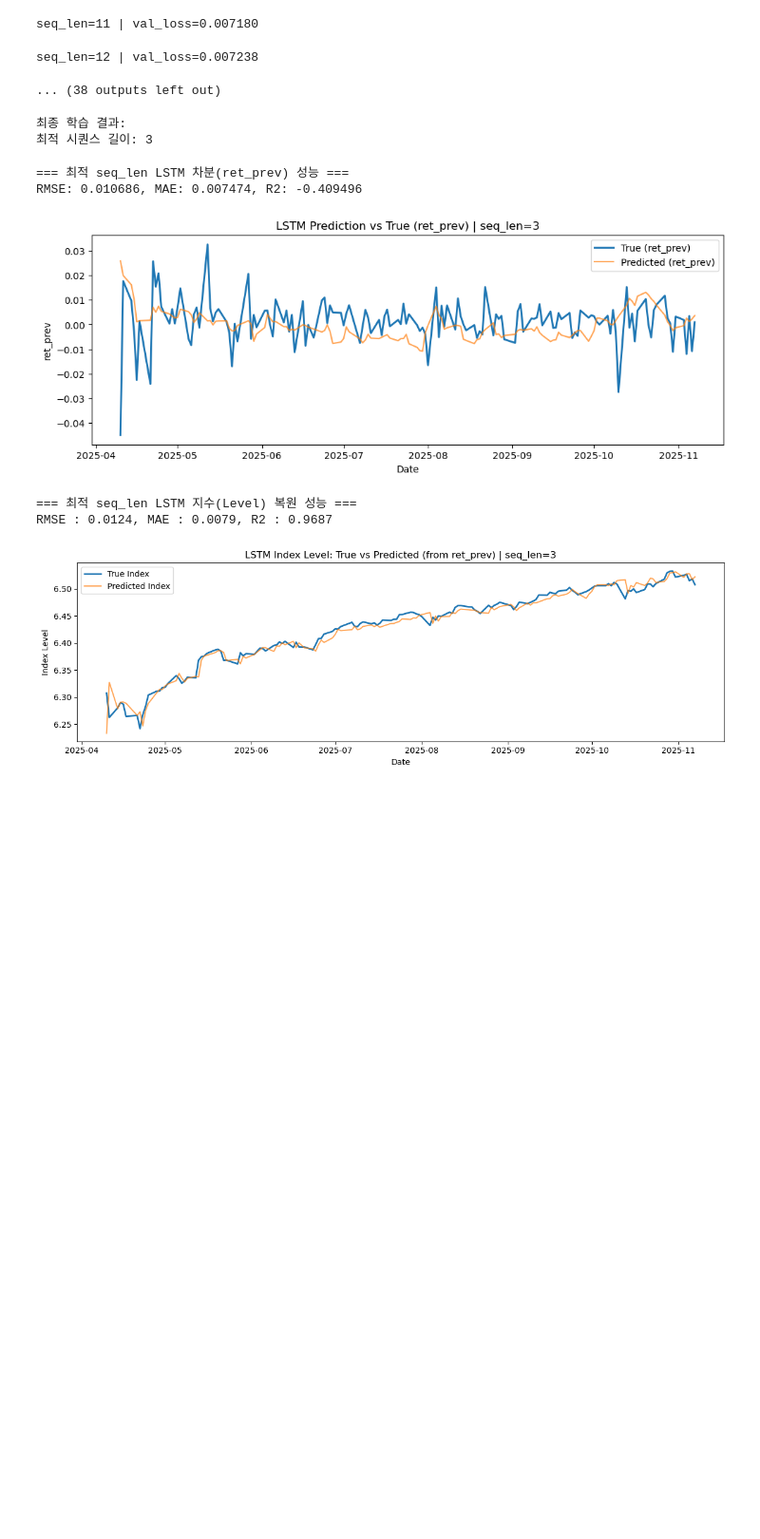
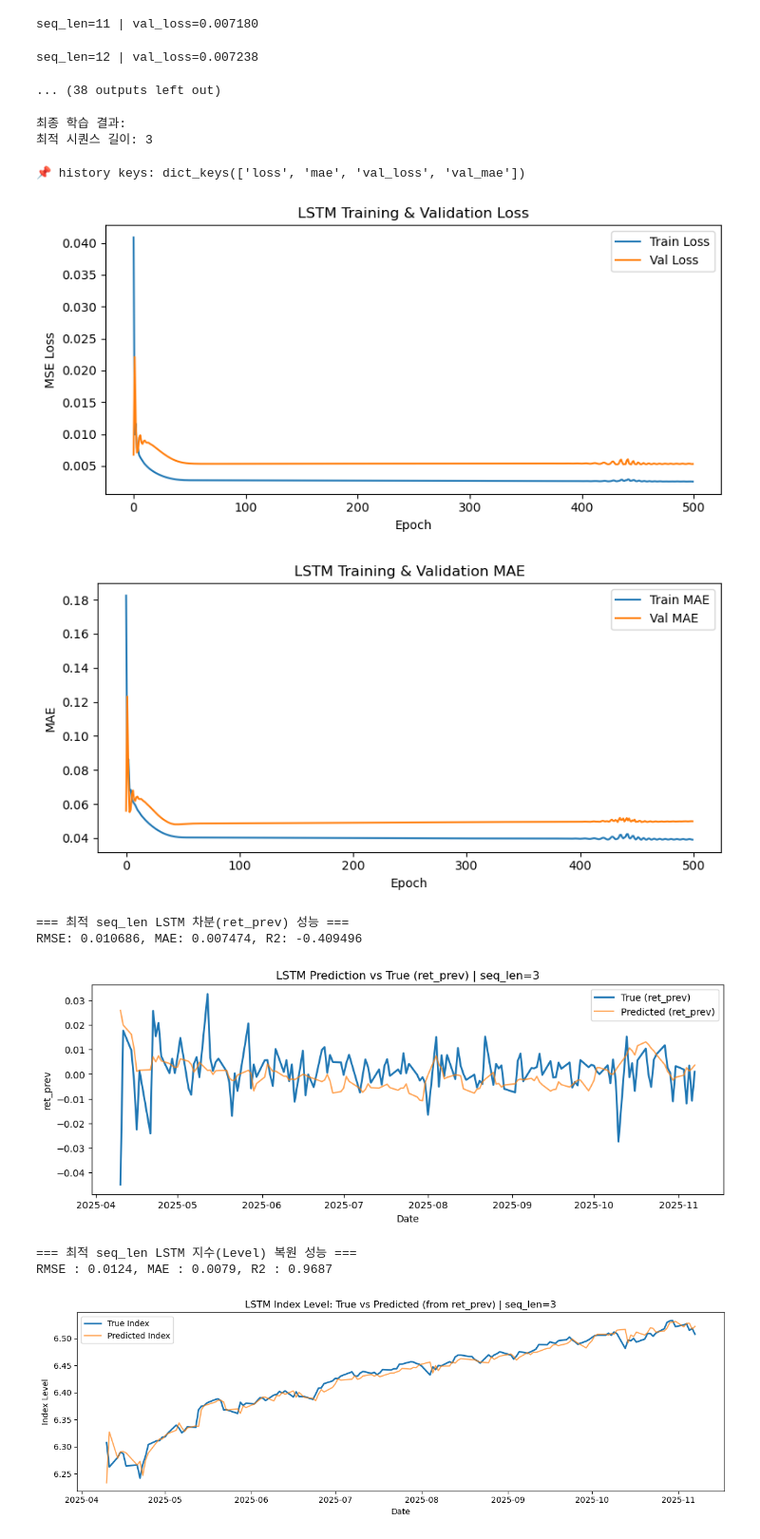
Before and after one commit to sooieong/SP500_Prediction, a Jupyter notebook: 버전1(top60)/modeling/딥러닝/log_LSTM.ipynb, the cells around one changed output. Shown at 95% size. Cells and saved outputs as stored; diff of their text form; code cells hidden in the pictures; blank space fills up the shorter version.

```diff
--- a/버전1(top60)/modeling/딥러닝/log_LSTM.ipynb
+++ b/버전1(top60)/modeling/딥러닝/log_LSTM.ipynb
@@ -161,7 +161,9 @@ def train_evaluate_samplewise(X_train_scaled, y_train_scaled,
         LSTM(64, input_shape=(seq_len, X_seq_train.shape[2])),
         Dense(1)
     ])
-    model.compile(optimizer='adam', loss='mse')
+    # model.compile(optimizer='adam', loss='mse')
+    model.compile(optimizer='adam', loss='mse', metrics=['mae'])
+
 
     # 🔥 체크포인트 콜백 (val_loss 개선 시 저장)
 
@@ -189,7 +191,7 @@ def train_evaluate_samplewise(X_train_scaled, y_train_scaled,
         batch_size=batch_size,
         verbose=0,
         shuffle=False,
-        callbacks=callbacks   ## 최종 모델 best.keras
+        # callbacks=callbacks   ## 최종 모델 best.keras
     )
 
     # 5. 지표 계산 함수
@@ -419,6 +421,37 @@ print(f"최적 시퀀스 길이: {best_seq_len}")
 # %% [output]
 최종 학습 결과:
 최적 시퀀스 길이: 3
+# %%
+history = best_results["model"].history
+
+print("📌 history keys:", history.history.keys())
+
+plt.figure(figsize=(8, 4))
+plt.plot(history.history["loss"], label="Train Loss")
+plt.plot(history.history["val_loss"], label="Val Loss")
+plt.title("LSTM Training & Validation Loss")
+plt.xlabel("Epoch")
+plt.ylabel("MSE Loss")
+plt.legend()
+plt.tight_layout()
+plt.show()
+
+if "mae" in history.history and "val_mae" in history.history:
+    plt.figure(figsize=(8, 4))
+    plt.plot(history.history["mae"], label="Train MAE")
+    plt.plot(history.history["val_mae"], label="Val MAE")
+    plt.title("LSTM Training & Validation MAE")
+    plt.xlabel("Epoch")
+    plt.ylabel("MAE")
+    plt.legend()
+    plt.tight_layout()
+    plt.show()
+else:
+    print("MAE metric은 없어 MAE 그래프는 출력되지 않음.")
+# %% [output]
+📌 history keys: dict_keys(['loss', 'mae', 'val_loss', 'val_mae'])
+[figure, added]
+[figure, added]
 # %%
 # 1️⃣ 차분(ret_prev) 상태 성능 평가
 
```
Also changed, not shown: 5 other files.
